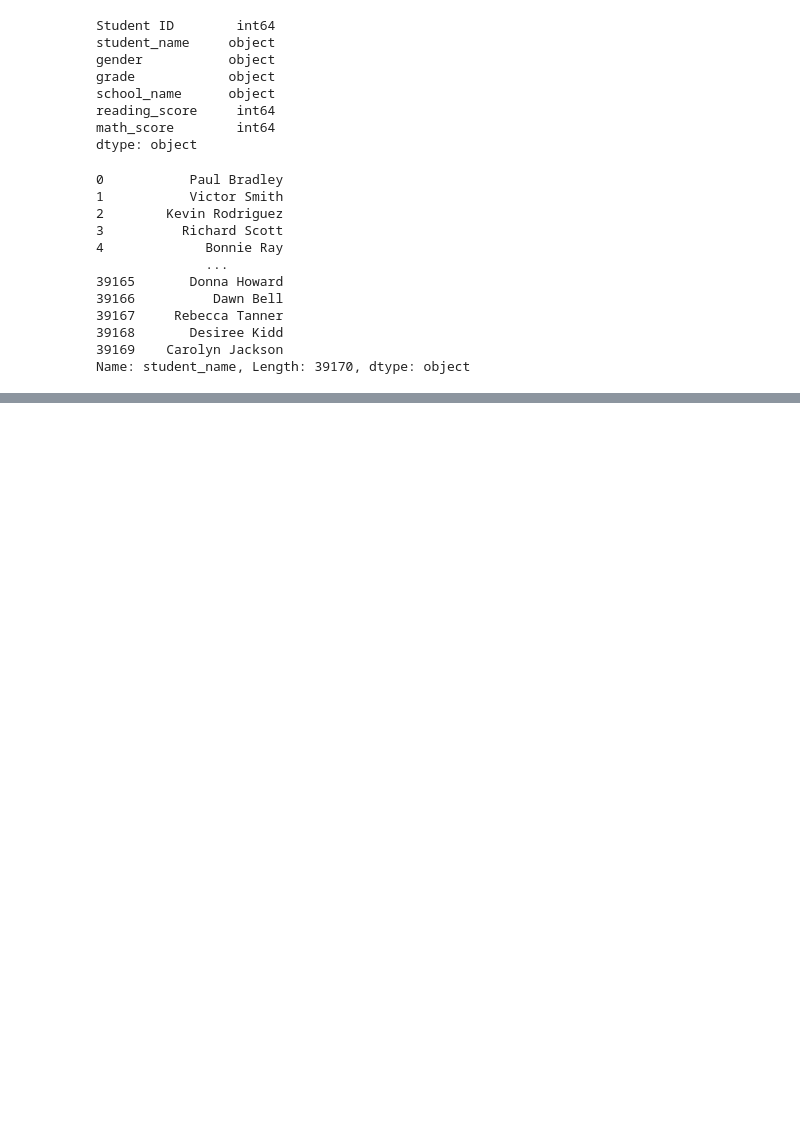
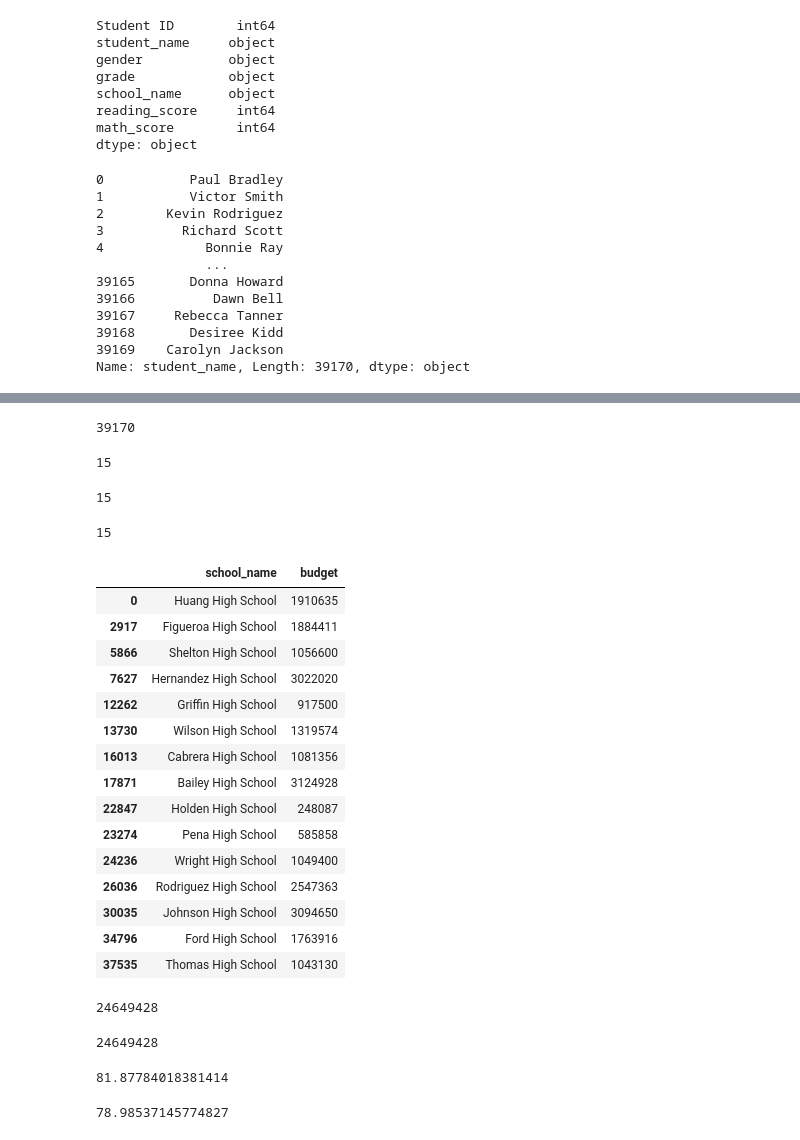
Before and after one commit to selkhayri/School_District_Analysis, a Jupyter notebook: PyCitySchools.ipynb, the cells around one changed output, grey strips where cells are left out. Drawn from its saved outputs; the diff is of its cells as text; code cells hidden in the pictures; blank space fills up the shorter version.

```diff
--- a/PyCitySchools.ipynb
+++ b/PyCitySchools.ipynb
@@ -195,0 +225,74 @@ Name: student_name, Length: 39170, dtype: object
+# %%
+#  We can choose any one of the columns and get the student count
+student_count = school_data_complete_df["Student ID"].count()
+student_count
+# %% [output]
+39170
+# %%
+# Calculate the total number of schools - using the school_data dataframe
+school_count = school_data_df["school_name"].count()
+school_count
+# %% [output]
+15
+# %%
+# Calculate the total number of schools -
+# 1. Use the unique() function to create a list of unique school_name values
+# 2. Use the len() function to get the the length of the list, the number of schools
+school_count = len(school_data_complete_df["school_name"].unique())
+school_count
+# %% [output]
+15
+# %%
+# Calculate the total number of schools -
+# 1. Use the set() function to create a list of unique school_name values
+# 2. Use the len() function to get the the length of the list, the number of schools
+school_count = len(set(school_data_complete_df["school_name"]))
+school_count
+# %% [output]
+15
+# %%
+# Calculate the total school budget
+# Create a new dataframe, budgets_df comprising the school_name and budget columns from school_data_complete_df
+budgets_df = school_data_complete_df[["school_name","budget"]].drop_duplicates()
+budgets_df
+# %% [output]
+|  | school_name | budget |
+| 0 | Huang High School | 1910635 |
+| 2917 | Figueroa High School | 1884411 |
+| 5866 | Shelton High School | 1056600 |
+| 7627 | Hernandez High School | 3022020 |
+| 12262 | Griffin High School | 917500 |
+| 13730 | Wilson High School | 1319574 |
+| 16013 | Cabrera High School | 1081356 |
+| 17871 | Bailey High School | 3124928 |
+| 22847 | Holden High School | 248087 |
+| 23274 | Pena High School | 585858 |
+| 24236 | Wright High School | 1049400 |
+| 26036 | Rodriguez High School | 2547363 |
+| 30035 | Johnson High School | 3094650 |
+| 34796 | Ford High School | 1763916 |
+| 37535 | Thomas High School | 1043130 |
+# %%
+# Calcalute the sum of all the entries in the budget column of the budgets_df dataframe
+budgets_df["budget"].sum()
+# %% [output]
+24649428
+# %%
+# Calculate the Total Budget.
+# Or using the original information in the school_data_df
+total_budget = school_data_df["budget"].sum()
+total_budget
+# %% [output]
+24649428
+# %%
+# Calculate the average reading score.
+average_reading_score = school_data_complete_df["reading_score"].mean()
+average_reading_score
+# %% [output]
+81.87784018381414
+# %%
+# Calculate the average math score.
+average_math_score = school_data_complete_df["math_score"].mean()
+average_math_score
+# %% [output]
+78.98537145774827
```
Also changed, not shown: parts of 22 cells of this notebook, 2 other files.
